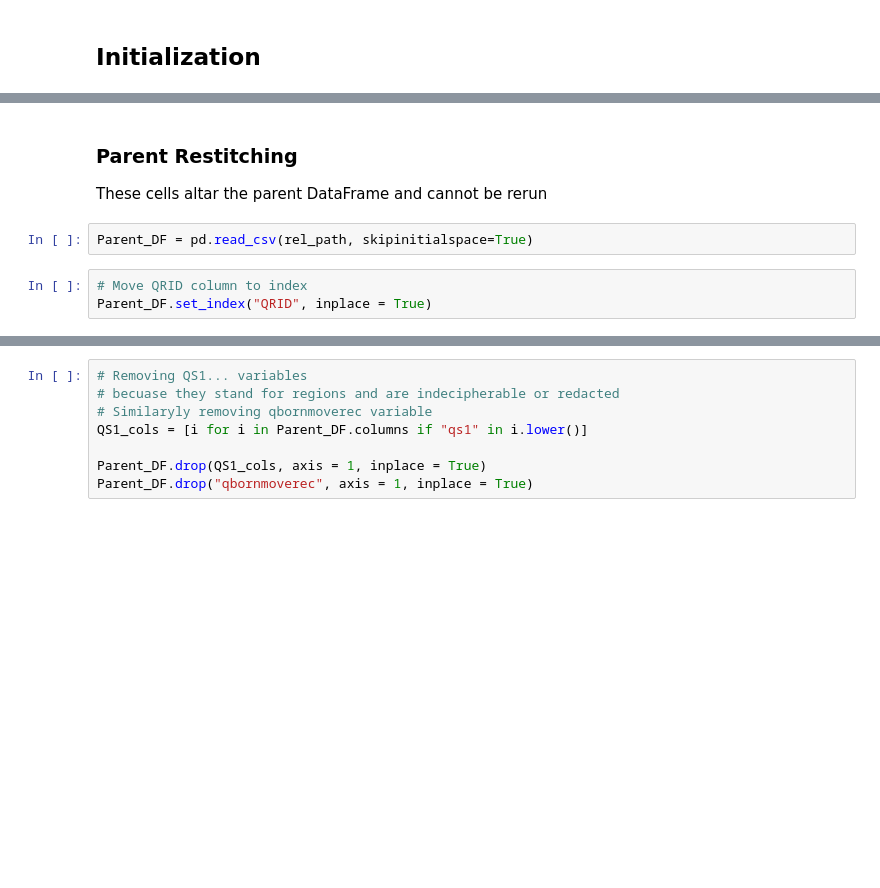
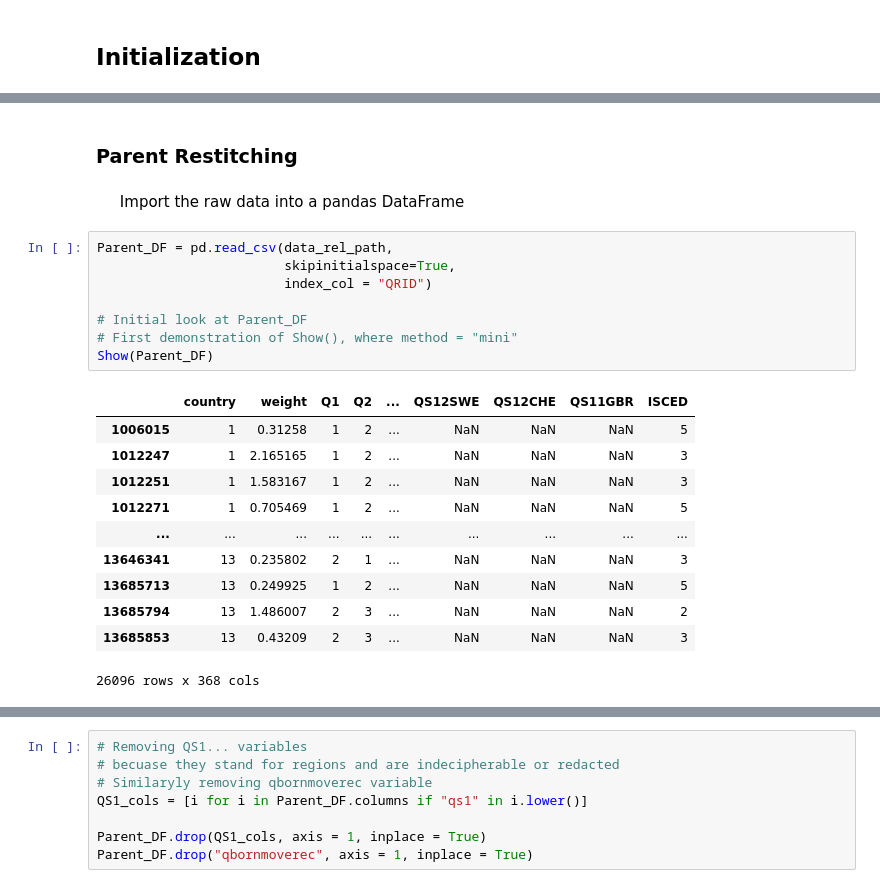
Before and after one commit to EvansOMalley/Personal-Project-Summer-2026, a Jupyter notebook: Summer-2026.ipynb, the cells around one changed output, grey strips where cells are left out. Cells and saved outputs as stored; diff of their text form; blank space fills up the shorter version.

```diff
--- a/Summer-2026.ipynb
+++ b/Summer-2026.ipynb
@@ -166,11 +333,28 @@ while s < len(codebook):
         col_legend[99] = "Refused"
 
         Legends[name] = OrderLegend(order, col_legend)
+# %% [markdown]
+### Parent Restitching
 # %% [markdown]
-### Parent Restitching
-These cells altar the parent DataFrame and cannot be rerun
+&nbsp;&nbsp;&nbsp;&nbsp;
+Import the raw data into a pandas DataFrame
-# %%
-Parent_DF = pd.read_csv(rel_path, skipinitialspace=True)
-# %%
-# Move QRID column to index
-Parent_DF.set_index("QRID", inplace = True)
+# %%
+Parent_DF = pd.read_csv(data_rel_path,
+                        skipinitialspace=True,
+                        index_col = "QRID")
+
+# Initial look at Parent_DF
+# First demonstration of Show(), where method = "mini"
+Show(Parent_DF)
+# %% [output]
+|  | country | weight | Q1 | Q2 | ... | QS12SWE | QS12CHE | QS11GBR | ISCED |
+| 1006015 | 1 | 0.31258 | 1 | 2 | ... | NaN | NaN | NaN | 5 |
+| 1012247 | 1 | 2.165165 | 1 | 2 | ... | NaN | NaN | NaN | 3 |
+| 1012251 | 1 | 1.583167 | 1 | 2 | ... | NaN | NaN | NaN | 3 |
+| 1012271 | 1 | 0.705469 | 1 | 2 | ... | NaN | NaN | NaN | 5 |
+| ... | ... | ... | ... | ... | ... | ... | ... | ... | ... |
+| 13646341 | 13 | 0.235802 | 2 | 1 | ... | NaN | NaN | NaN | 3 |
+| 13685713 | 13 | 0.249925 | 1 | 2 | ... | NaN | NaN | NaN | 5 |
+| 13685794 | 13 | 1.486007 | 2 | 3 | ... | NaN | NaN | NaN | 2 |
+| 13685853 | 13 | 0.43209 | 2 | 3 | ... | NaN | NaN | NaN | 3 |
+26096 rows x 368 cols
```
Also changed, not shown: parts of 29 cells of this notebook.
